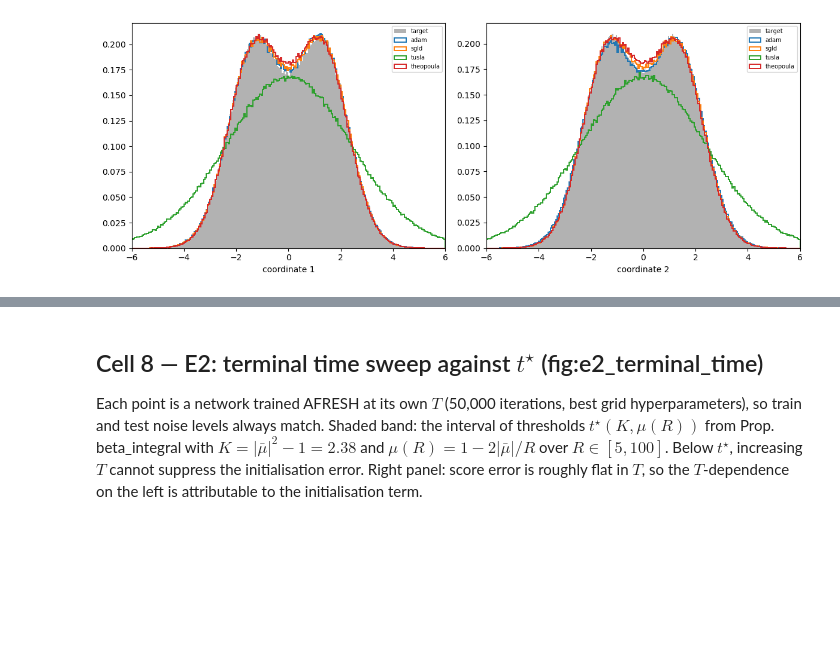
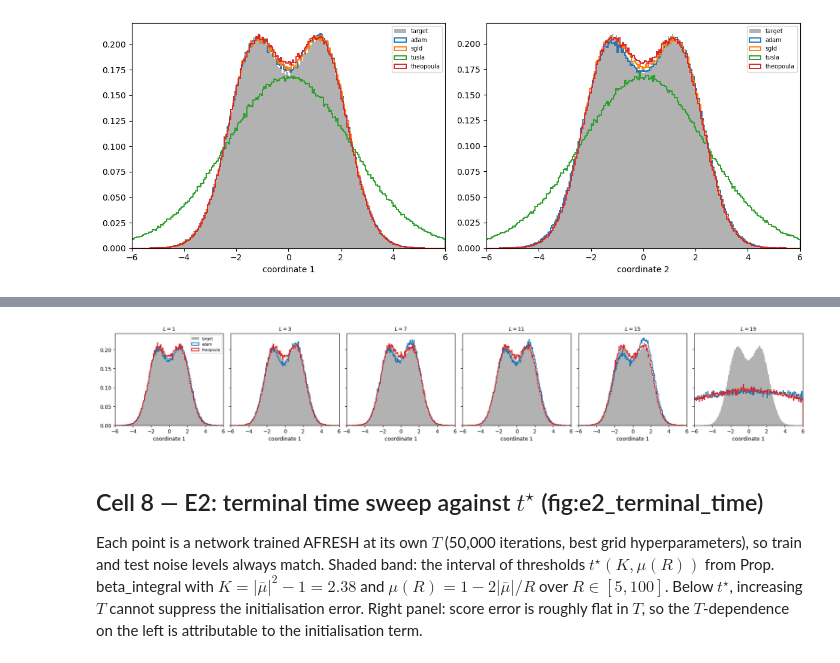
Before and after one commit to kylemcgillivray/Masters-Dissertation, a Jupyter notebook: display5.ipynb, the cells around one changed output, grey strips where cells are left out. Saved outputs shown, nothing was run; the diff lists cells and outputs as text; code cells hidden in the pictures; blank space fills up the shorter version.

```diff
--- a/display5.ipynb
+++ b/display5.ipynb
@@ -335,3 +509,29 @@ savefig(f"e3_marginals_{EXAMPLE_H}")
+# %%
+# %% Cell C: side-by-side at fixed depth, both optimisers (optional)
+# One panel per L, coordinate 1 only. Makes the adam-vs-theopoula
+# divergence with depth immediately visible.
+Ls = sorted({d_["L"] for d_ in depth_samples.values()})
+fig, axes = plt.subplots(1, len(Ls), figsize=(3.2 * len(Ls), 3.4),
+                         sharey=True)
+axes = np.atleast_1d(axes)
+for ax, L in zip(axes, Ls):
+    ax.hist(true[:, 0], bins=BINS, density=True, alpha=0.3, color="k",
+            label="target")
+    for opt, col in [("adam", "C0"), ("theopoula", "C3")]:
+        d_ = next((v for v in depth_samples.values()
+                   if v["L"] == L and v["optimiser"] == opt), None)
+        if d_ is None:
+            continue
+        ax.hist(d_["samples"][:, 0], bins=BINS, density=True,
+                histtype="step", lw=1.4, color=col, label=opt)
+    ax.set_xlim(-LIM, LIM)
+    ax.set_title(f"$L={L}$", fontsize=10)
+    ax.set_xlabel("coordinate 1")
+axes[0].legend(fontsize=7)
+plt.tight_layout()
+savefig("e3_marginals_depth_grid")
+# %% [output]
+[figure, added]
 # %% [markdown]
 ## Cell 8 — E2: terminal time sweep against $t^\star$ (fig:e2_terminal_time)
 
```
Also changed, not shown: parts of 2 cells of this notebook, 8 other files.
